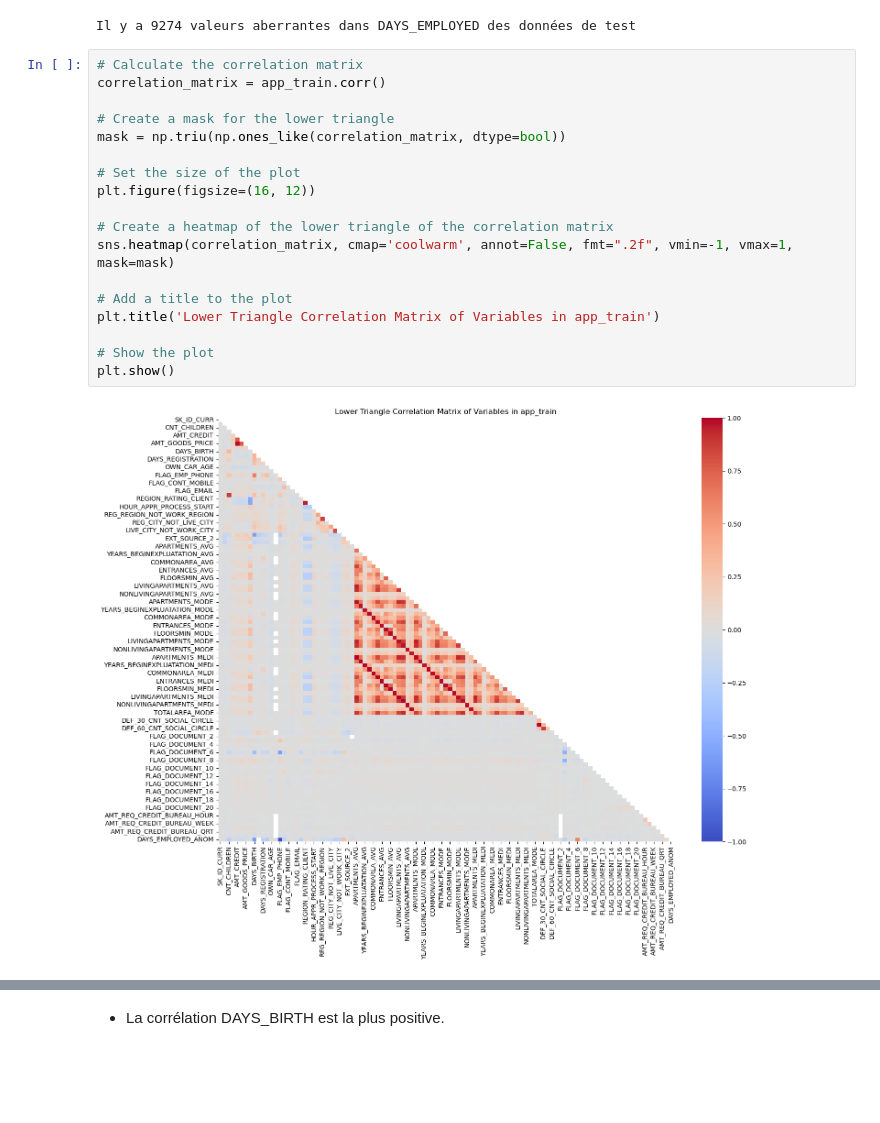
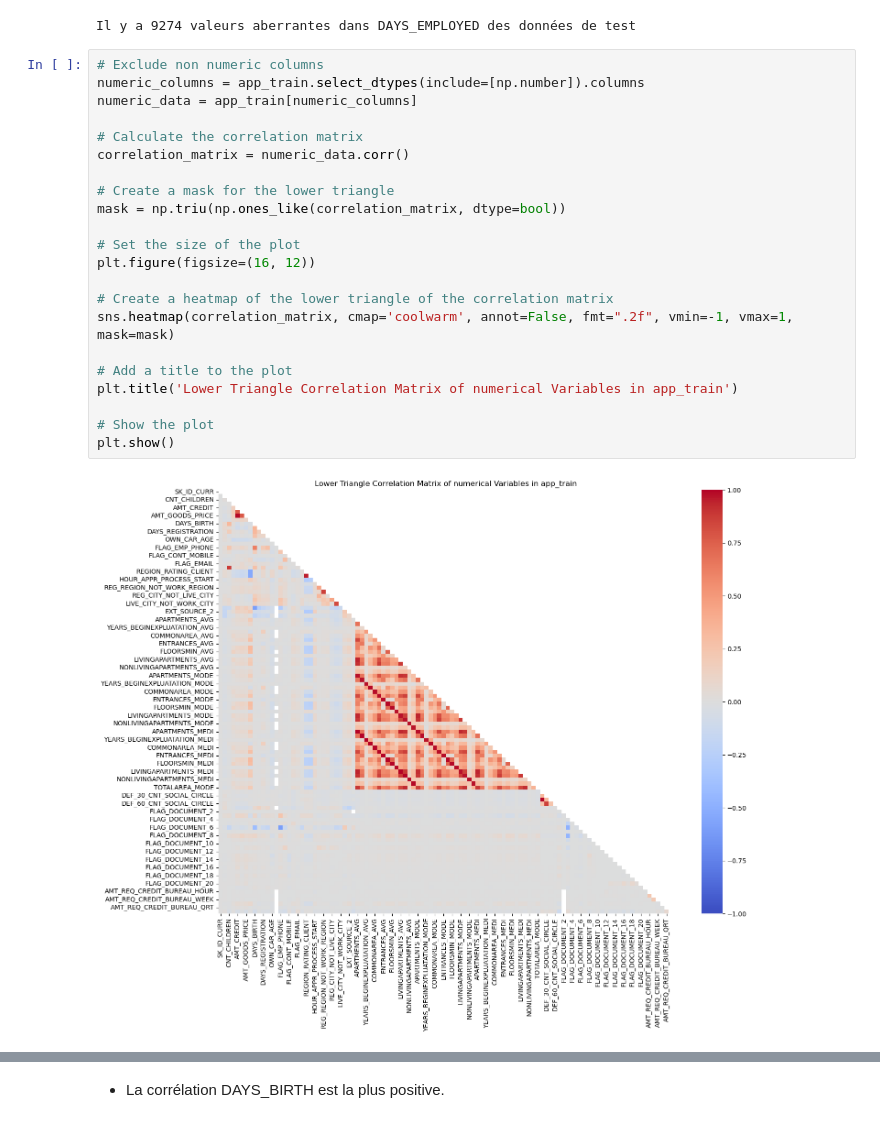
Before and after one commit to Medjatt/Credit_default_risk, a Jupyter notebook: scoring_model.ipynb, the cells around one changed output, grey strips where cells are left out. Saved outputs shown, nothing was run; the diff lists cells and outputs as text; blank space fills up the shorter version.

```diff
--- a/scoring_model.ipynb
+++ b/scoring_model.ipynb
@@ -325,25 +356,29 @@ print('Il y a %d valeurs aberrantes dans DAYS_EMPLOYED des données de test' % a
 # %% [output]
 Il y a 9274 valeurs aberrantes dans DAYS_EMPLOYED des données de test
 # %%
+# Exclude non numeric columns
+numeric_columns = app_train.select_dtypes(include=[np.number]).columns
+numeric_data = app_train[numeric_columns]
+
 # Calculate the correlation matrix
-correlation_matrix = app_train.corr()
+correlation_matrix = numeric_data.corr()
 
 # Create a mask for the lower triangle
 mask = np.triu(np.ones_like(correlation_matrix, dtype=bool))
 
 # Set the size of the plot
 plt.figure(figsize=(16, 12))
 
 # Create a heatmap of the lower triangle of the correlation matrix
 sns.heatmap(correlation_matrix, cmap='coolwarm', annot=False, fmt=".2f", vmin=-1, vmax=1, mask=mask)
 
 # Add a title to the plot
-plt.title('Lower Triangle Correlation Matrix of Variables in app_train')
+plt.title('Lower Triangle Correlation Matrix of numerical Variables in app_train')
 
 # Show the plot
 plt.show()
 # %% [output]
-[figure, old version]
+[figure, new version]
 # %%
 # Filter pairs with correlation coefficient greater than 0.80
 high_correlation_pairs = (correlation_matrix[abs(correlation_matrix) > 0.80]
```
Also changed, not shown: parts of 46 cells of this notebook, 5 other files.
